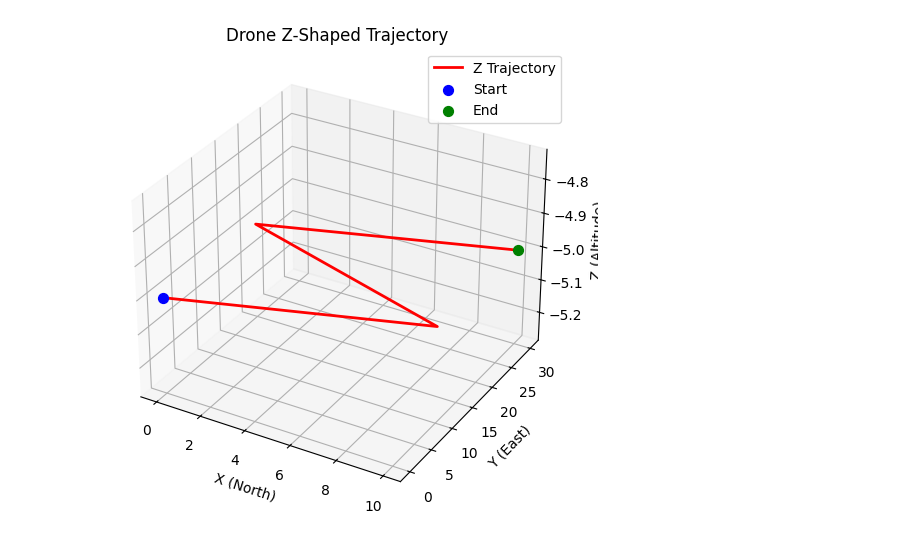
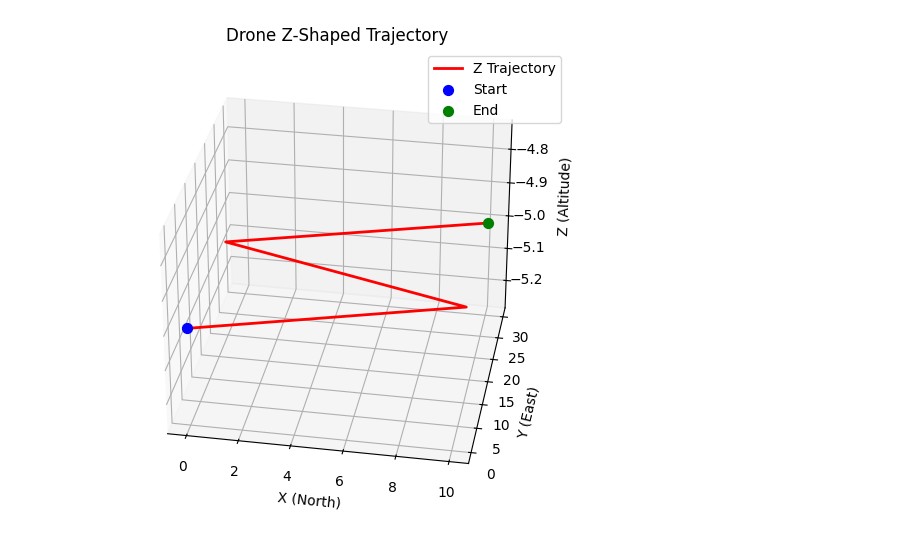
Before and after one commit to yuwei-jpg/BlockBased_Drone_FYP, a Jupyter notebook: movements/zigzag_shape/z_pic.ipynb, the cells around one changed output. Saved outputs shown, nothing was run; the diff lists cells and outputs as text; code cells hidden in the pictures.

```diff
--- a/movements/zigzag_shape/z_pic.ipynb
+++ b/movements/zigzag_shape/z_pic.ipynb
@@ -1,37 +1,40 @@
 # %%
+from mpl_toolkits.mplot3d import Axes3D
 import pandas as pd
 import matplotlib.pyplot as plt
 
 # read CSV file
 csv_filename = "/Users/jiyuwei/PycharmProjects/FYP_Python/movements/zigzag_shape/z_trajectory.csv"
 df = pd.read_csv(csv_filename)
 
 px = df["px"]
 py = df["py"]
 pz = df["pz"]
 
 # create 3D pic
 fig = plt.figure(figsize=(8, 6))
 ax = fig.add_subplot(111, projection="3d")
 
 # plot Z path
 ax.plot(px, py, pz, color="red", linewidth=2, label="Z Trajectory")
 
 # set the start and end point
 ax.scatter(px.iloc[0], py.iloc[0], pz.iloc[0], color="blue", s=50, label="Start")
 ax.scatter(px.iloc[-1], py.iloc[-1], pz.iloc[-1], color="green", s=50, label="End")
 
+
+# ax.zaxis.set_rotate_label(False)
 # set labels and title
 ax.set_xlabel("X (North)")
 ax.set_ylabel("Y (East)")
-ax.set_zlabel("Z (Altitude)")
+ax.set_zlabel("Z (Altitude)",labelpad=10)
 ax.set_title("Drone Z-Shaped Trajectory")
 
-
+ax.view_init(azim=280)
 # add the graph
 ax.legend()
 
 #plot the graph
 plt.show()
 # %% [output]
-[figure, old version]
+[figure, new version]
```
Also changed, not shown: 5 other files.
